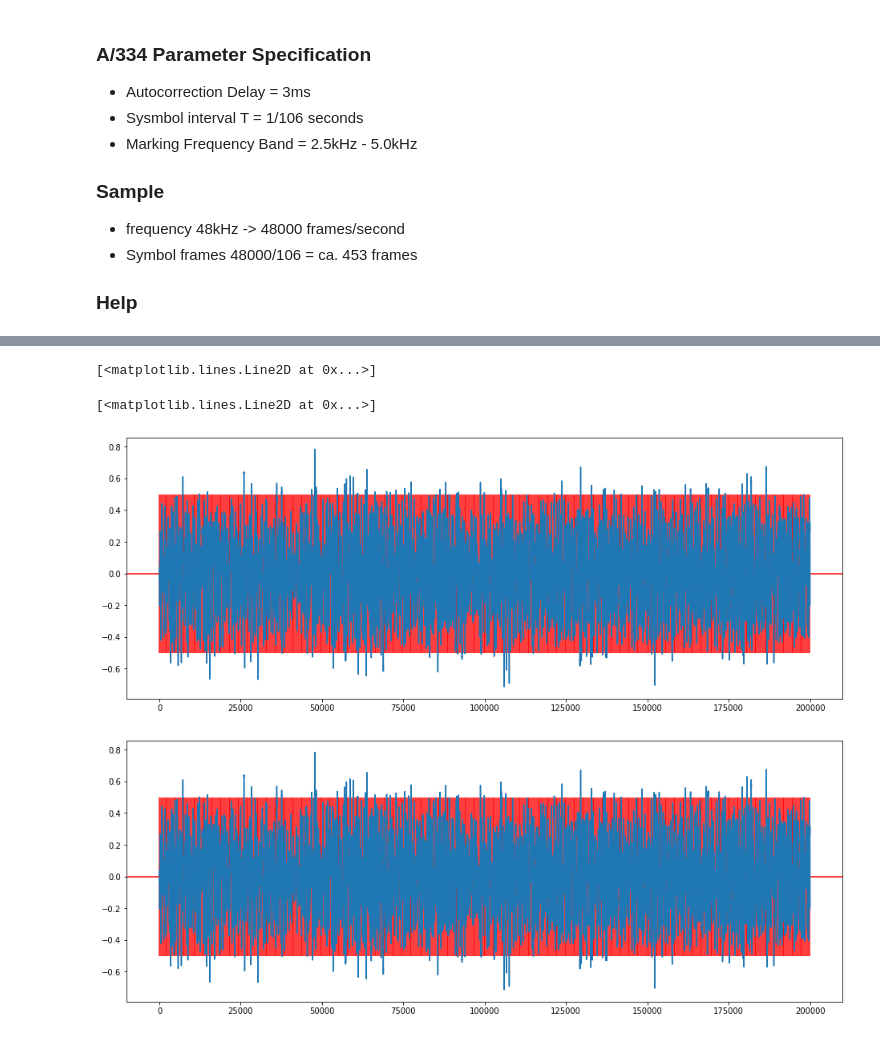
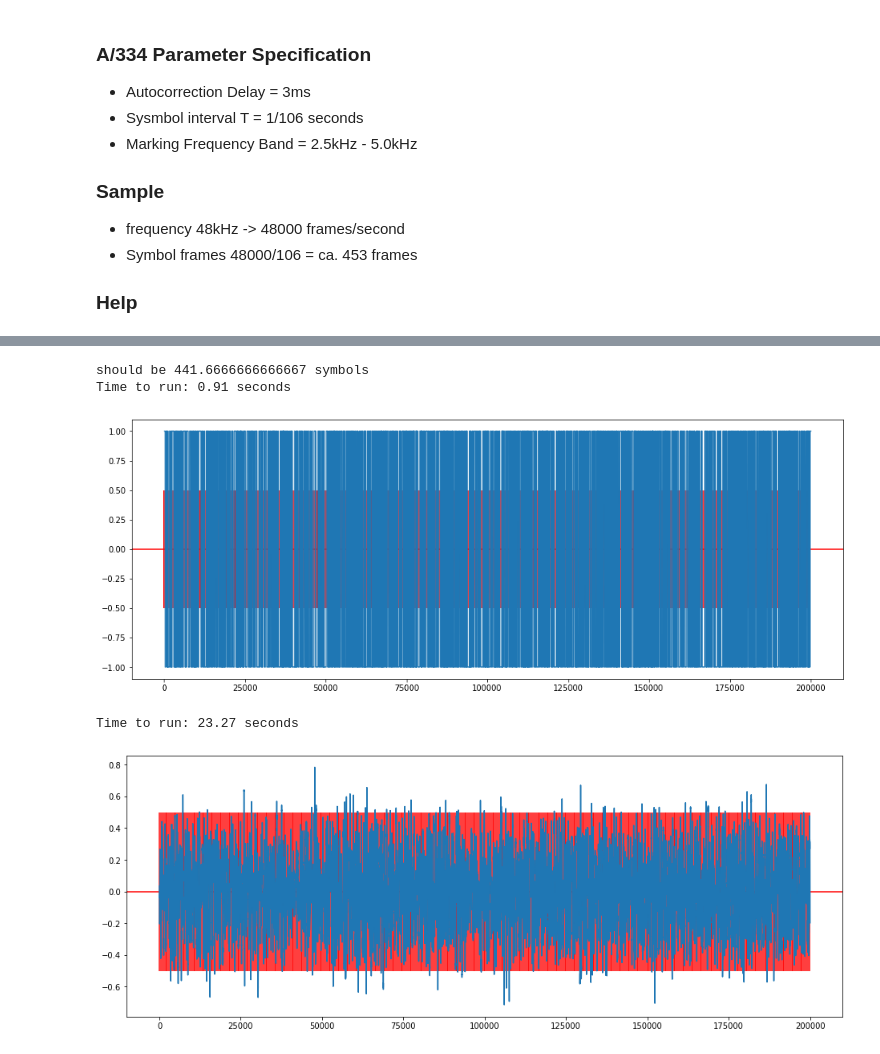
Before and after one commit to adb2-watermark-reader/adb2-watermark-reader, a Jupyter notebook: audio-watermark-decoding.ipynb, the cells around one changed output, grey strips where cells are left out. Saved outputs shown, nothing was run; the diff lists cells and outputs as text; code cells hidden in the pictures.

```diff
--- a/audio-watermark-decoding.ipynb
+++ b/audio-watermark-decoding.ipynb
@@ -97,4 +64,30 @@ plt.plot(sig_fft)
+# %%
+start_time = time.time()
+samples_fast = 200000
+print(f"should be {symbols_per_sec * samples_fast / samplerate} symbols")
+sigg = sig_bandpassed
+diffs_fast = np.zeros(samples_fast)
+for i in range(int(samples_per_symbol/2), samples_fast):
+    # TODO get rid of range and maybe average it
+    first_half_acf = np.correlate(sigg[i:int(samples_per_symbol/2)+i], sigg[i-offset_frames:int(samples_per_symbol/2)+i-offset_frames])
+    second_half_acf = np.correlate(sigg[i+int(samples_per_symbol/2):i+int(samples_per_symbol)], sigg[i+int(samples_per_symbol/2)-offset_frames:i+int(samples_per_symbol)-offset_frames])
+    diffs_fast[i] = first_half_acf[0] - second_half_acf[0]
+
+#diffs_fast = np.maximum(-1, diffs_fast)
+#diffs_fast = np.minimum(1, diffs_fast)
+diffs_fast = diffs_fast / np.abs(diffs_fast)
+
+plt.figure(figsize=(16, 6))
+plt.vlines(np.arange(50,samples_fast, samples_per_symbol), -0.5, 0.5, colors=["red"])
+plt.axhline(y=0, color='r', linestyle='-')
+plt.plot(diffs_fast, '-')
+print(f"Time to run: {(time.time() - start_time):.2f} seconds")
+# %% [output]
+should be 441.6666666666667 symbols
+Time to run: 0.91 seconds
+[figure, added]
 # %%
+start_time = time.time()
 samples = 200000
 sigg = sig_bandpassed
 diffs = np.zeros(samples)
@@ -108,11 +101,10 @@ plt.figure(figsize=(16, 6))
 plt.vlines(np.arange(50,samples, samples_per_symbol), -0.5, 0.5, colors=["red"])
 plt.axhline(y=0, color='r', linestyle='-')
 plt.plot(diffs, '-')
+print(f"Time to run: {(time.time() - start_time):.2f} seconds")
 # %% [output]
-[<matplotlib.lines.Line2D at 0x...>]
+Time to run: 23.27 seconds
-[<matplotlib.lines.Line2D at 0x...>]
 [figure]
-[figure, removed]
 # %%
 MESSAGE_HEADER = '10101110000010101011100111100100'
 for i in range(samples-3000):
```
Also changed, not shown: parts of 10 cells of this notebook, 3 other files.
